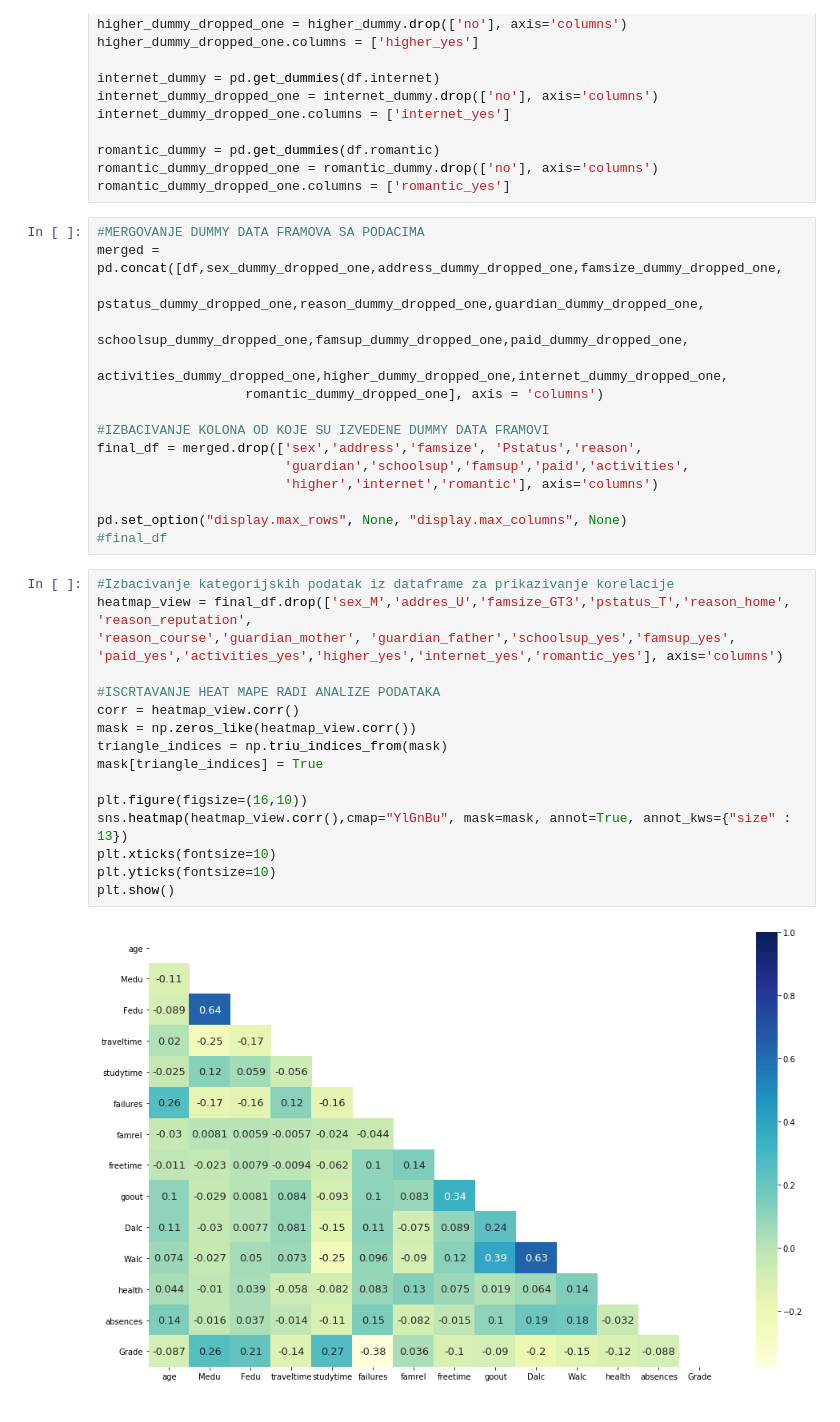
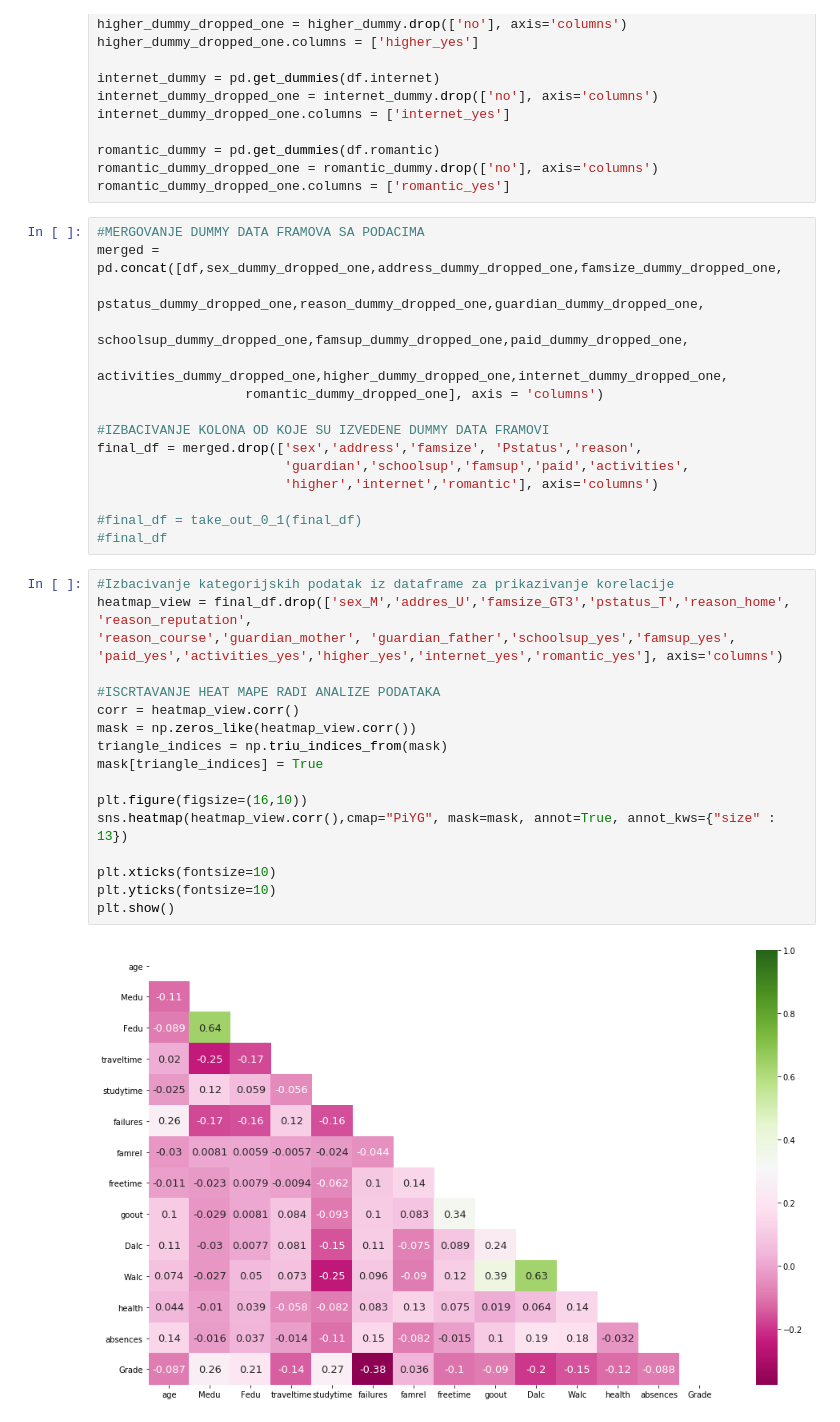
Before and after one commit to MatijaAleksic/MU-T3-21, a Jupyter notebook: VisestrukaLinearnaRegresija/VisestrukaLinearnaRegresija.ipynb, the cells around one changed output. Cells and saved outputs as stored; diff of their text form.

```diff
--- a/VisestrukaLinearnaRegresija/VisestrukaLinearnaRegresija.ipynb
+++ b/VisestrukaLinearnaRegresija/VisestrukaLinearnaRegresija.ipynb
@@ -111,27 +115,28 @@ final_df = merged.drop(['sex','address','famsize', 'Pstatus','reason',
                         'guardian','schoolsup','famsup','paid','activities',
                         'higher','internet','romantic'], axis='columns')
 
-pd.set_option("display.max_rows", None, "display.max_columns", None)
+#final_df = take_out_0_1(final_df)
 #final_df
 # %%
 #Izbacivanje kategorijskih podatak iz dataframe za prikazivanje korelacije
 heatmap_view = final_df.drop(['sex_M','addres_U','famsize_GT3','pstatus_T','reason_home', 'reason_reputation',
 'reason_course','guardian_mother', 'guardian_father','schoolsup_yes','famsup_yes',
 'paid_yes','activities_yes','higher_yes','internet_yes','romantic_yes'], axis='columns')
 
 #ISCRTAVANJE HEAT MAPE RADI ANALIZE PODATAKA
 corr = heatmap_view.corr()
 mask = np.zeros_like(heatmap_view.corr())
 triangle_indices = np.triu_indices_from(mask)
 mask[triangle_indices] = True
 
 plt.figure(figsize=(16,10))
-sns.heatmap(heatmap_view.corr(),cmap="YlGnBu", mask=mask, annot=True, annot_kws={"size" : 13})
+sns.heatmap(heatmap_view.corr(),cmap="PiYG", mask=mask, annot=True, annot_kws={"size" : 13})
+
 plt.xticks(fontsize=10)
 plt.yticks(fontsize=10)
 plt.show()
 # %% [output]
-[figure, old version]
+[figure, new version]
 # %%
 #ISCRTAVANJE JEDNOG PO JEDNOG PLOTA DA SE VIDI DA LI IMA OUTLIERA
 %matplotlib inline
```
Also changed, not shown: parts of 4 cells of this notebook.
